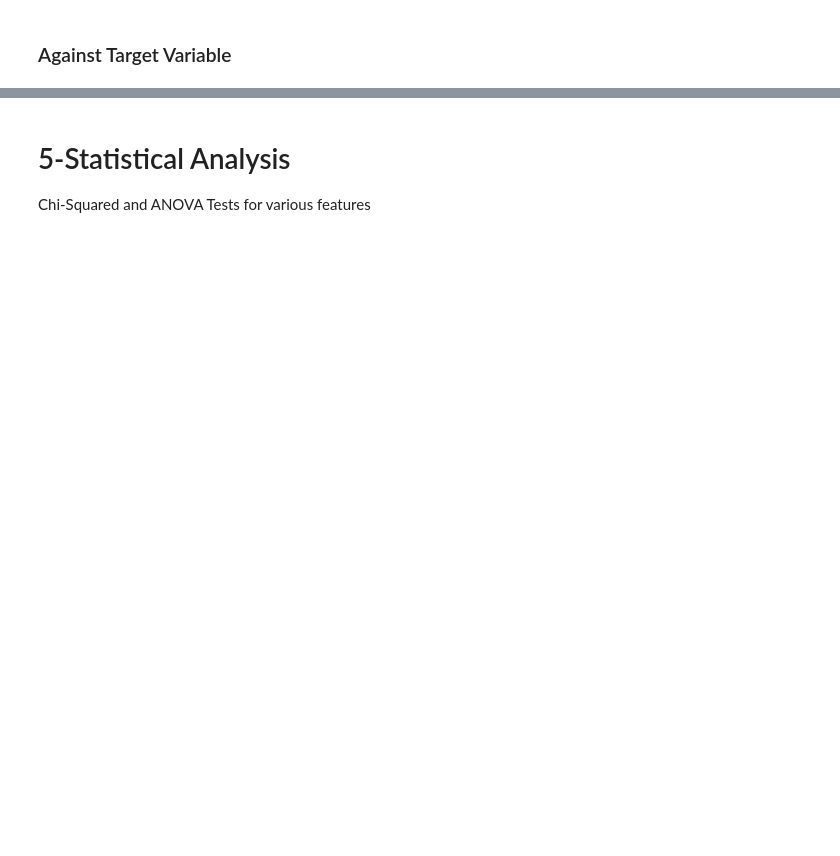
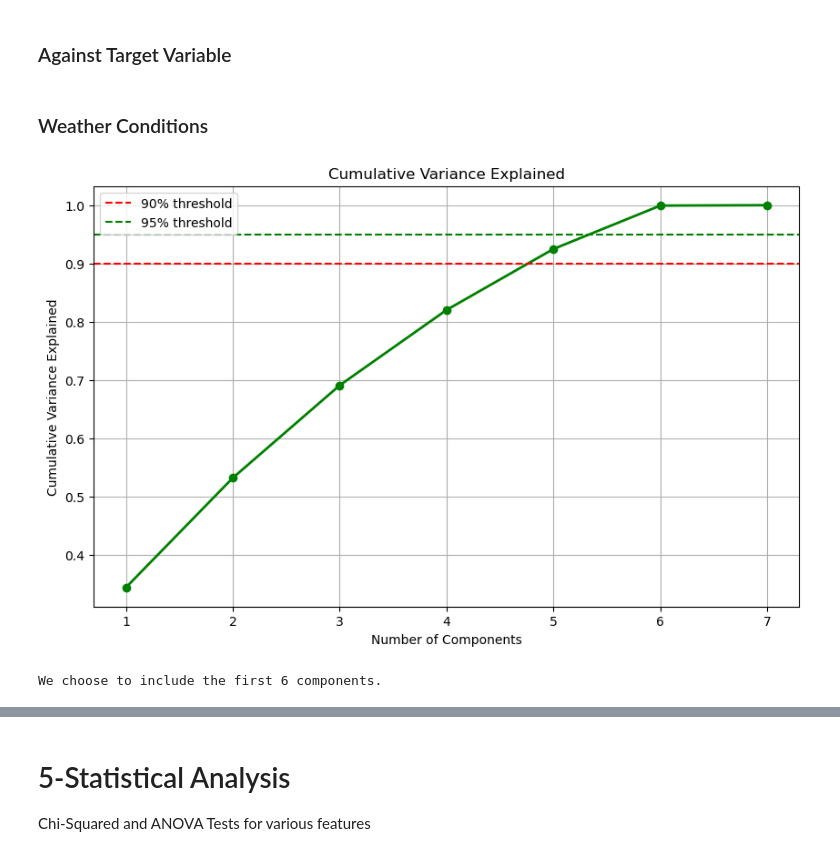
Before and after one commit to gpo2105/Capstone_1, a Jupyter notebook: Draft.ipynb, the cells around one changed output, grey strips where cells are left out. Drawn from its saved outputs; the diff is of its cells as text; code cells hidden in the pictures; blank space fills up the shorter version.

Commit message:
Small Update
Added some calendar features.  Explored weather component.

```diff
--- a/Draft.ipynb
+++ b/Draft.ipynb
@@ -528,6 +550,8 @@ Month
 11   0.098
 12   0.109
 Name: proportion, dtype: float64
+# %%
+data_clean['Date'] = data_clean.apply(lambda r: date(r['Year'],r['Month'],r['Day']),axis=1)
 # %%
 data_clean['Quarter'].value_counts(normalize=True)
 # %% [output]
@@ -775,2 +870,38 @@ sns.heatmap(corrs,vmin=-1,vmax=1,cmap='coolwarm')
 # %% [markdown]
 ### Against Target Variable
+# %% [markdown]
+### Weather Conditions
+# %%
+conditions = ['Temperature(F)','Wind_Chill(F)','Humidity(%)',
+              'Pressure(in)','Visibility(mi)',
+              'Wind_Speed(mph)','Precipitation(in)'
+              ]
+# %%
+X = data_clean[conditions].dropna()
+X_std = StandardScaler().fit_transform(X)
+# %%
+pca = PCA()
+pca.fit(X_std);
+# %%
+cumulative_var = np.cumsum(pca.explained_variance_ratio_)
+# Create a cumulative variance plot
+plt.figure(figsize=(10, 6))
+cum_var_plot = plt.plot(range(1, len(cumulative_var) + 1), cumulative_var,
+         'o-', linewidth=2, color='green')
+# Add lines for 90% and 95% thresholds
+plt.axhline(y=0.9, color='r', linestyle='--', label='90% threshold')
+plt.axhline(y=0.95, color='g', linestyle='--', label='95% threshold')
+plt.title('Cumulative Variance Explained')
+plt.xlabel('Number of Components')
+plt.ylabel('Cumulative Variance Explained')
+plt.legend()
+plt.grid(True)
+plt.show()
+# %% [output]
+[figure, added]
+# %%
+target_variance = 0.95
+n_components_variance = np.argmax(cumulative_var >= target_variance) + 1
+print(f'We choose to include the first {n_components_variance} components.')
+# %% [output]
+We choose to include the first 6 components.
```
Also changed, not shown: parts of 30 cells of this notebook.
